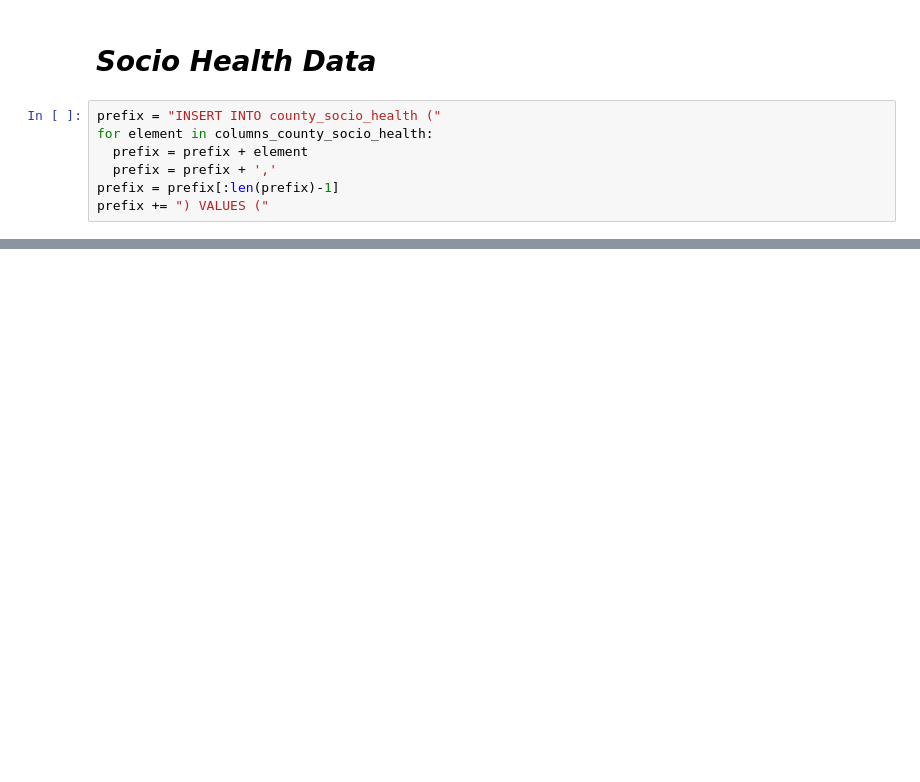
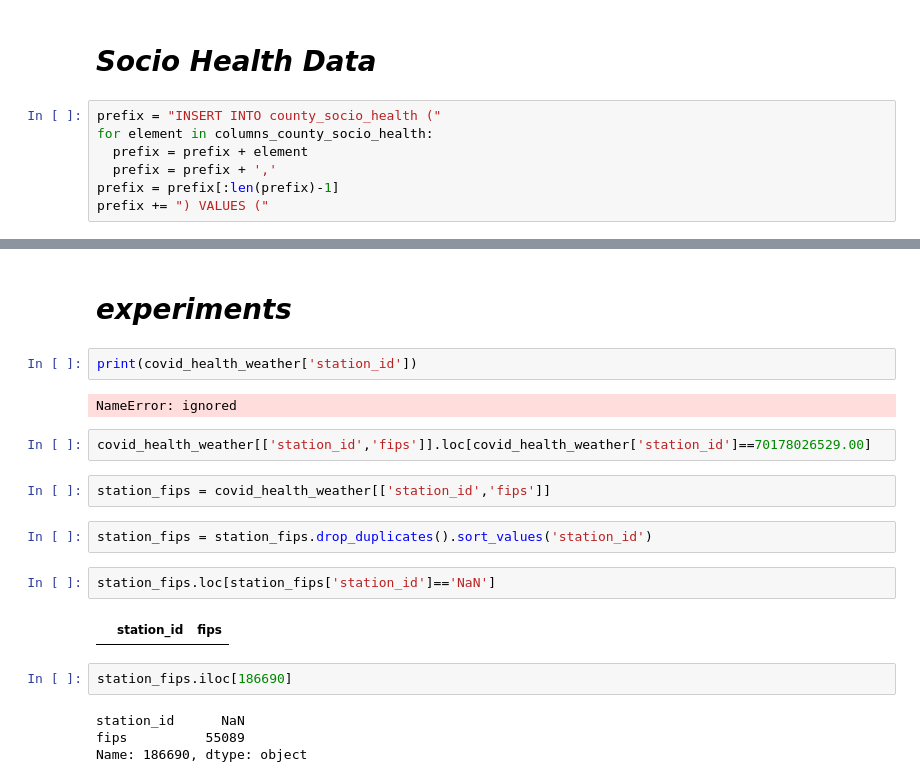
Before and after one commit to rajadevineni/MySQL_Mongo_DB_for_COVID_Data, a Jupyter notebook: splitting_data.ipynb, the cells around one changed output, grey strips where cells are left out. Cells and saved outputs as stored; diff of their text form; blank space fills up the shorter version.

```diff
--- a/splitting_data.ipynb
+++ b/splitting_data.ipynb
@@ -436,3 +471,25 @@ files.download('columns_county_socio_health.csv')
 # %% [output]
 [interactive output not drawn]
 [interactive output not drawn]
+# %% [markdown]
+# ***experiments***
+# %%
+print(covid_health_weather['station_id'])
+# %% [output]
+NameError: ignored
+# %%
+covid_health_weather[['station_id','fips']].loc[covid_health_weather['station_id']==70178026529.00]
+# %%
+station_fips = covid_health_weather[['station_id','fips']]
+# %%
+station_fips = station_fips.drop_duplicates().sort_values('station_id')
+# %%
+station_fips.loc[station_fips['station_id']=='NaN']
+# %% [output]
+|  | station_id | fips |
+# %%
+station_fips.iloc[186690]
+# %% [output]
+station_id      NaN
+fips          55089
+Name: 186690, dtype: object
```
Also changed, not shown: parts of 13 cells of this notebook.
